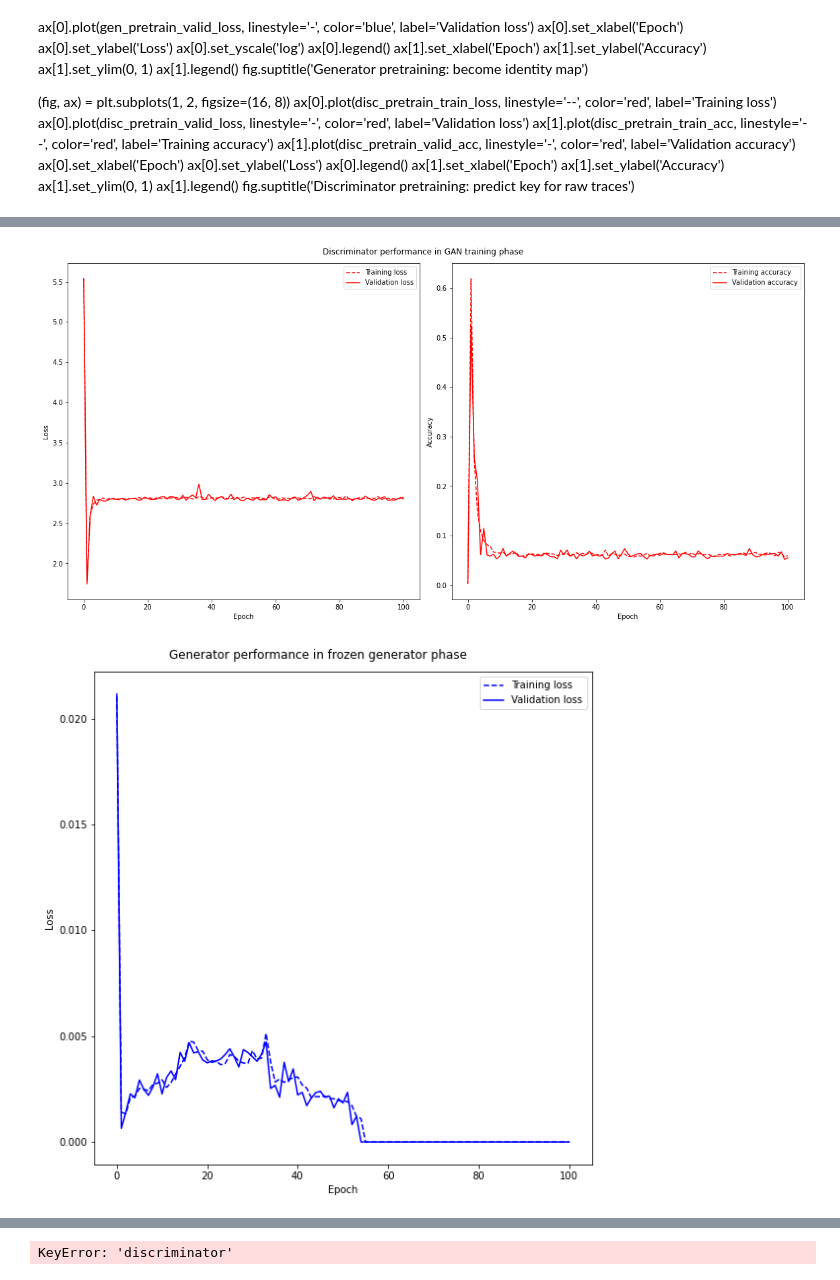
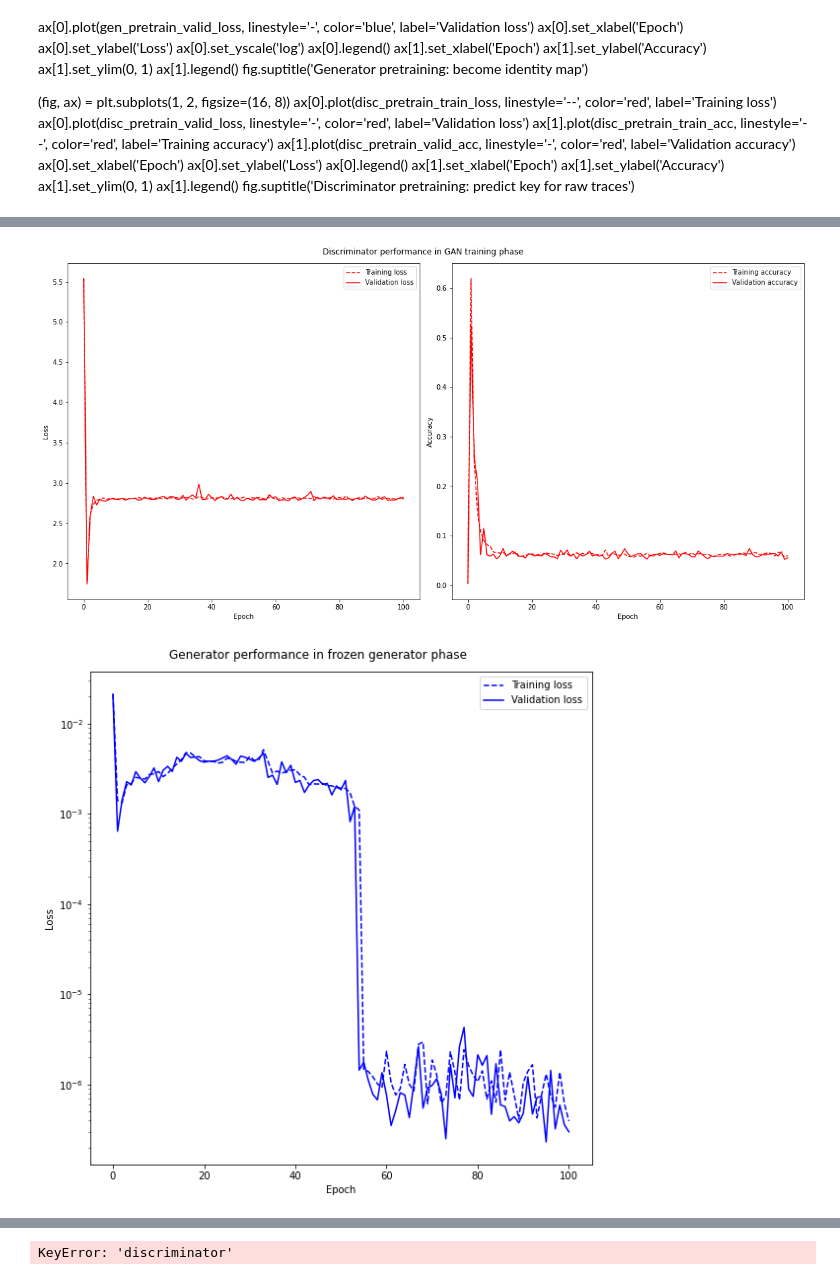
Before and after one commit to jimgammell/sca_defense, a Jupyter notebook: display_results.ipynb, the cells around one changed output, grey strips where cells are left out. Cells and saved outputs as stored; diff of their text form; code cells hidden in the pictures.

```diff
--- a/display_results.ipynb
+++ b/display_results.ipynb
@@ -72,6 +72,7 @@ ax.plot(gen_train_loss[:len(gen_train_loss)//2], linestyle='--', color='blue', l
 ax.plot(gen_valid_loss[:len(gen_valid_loss)//2], linestyle='-', color='blue', label='Validation loss')
 ax.set_xlabel('Epoch')
 ax.set_ylabel('Loss')
+ax.set_yscale('log')
 fig.suptitle('Generator performance in GAN training phase')
 ax.legend()
 plt.tight_layout()
@@ -95,6 +96,7 @@ ax.plot(gen_train_loss[len(gen_train_loss)//2:], linestyle='--', color='blue', l
 ax.plot(gen_valid_loss[len(gen_valid_loss)//2:], linestyle='-', color='blue', label='Validation loss')
 ax.set_xlabel('Epoch')
 ax.set_ylabel('Loss')
+ax.set_yscale('log')
 fig.suptitle('Generator performance in frozen generator phase')
 ax.legend()
 plt.tight_layout()
@@ -121,5 +123,5 @@ plt.tight_layout()
 [figure]
-[figure, old version]
+[figure, new version]
 [figure]
 # %%
 disc_posttrain_train_loss = results['discriminator']['posttrain_train_loss']
```
Also changed, not shown: parts of 1 cell of this notebook.
